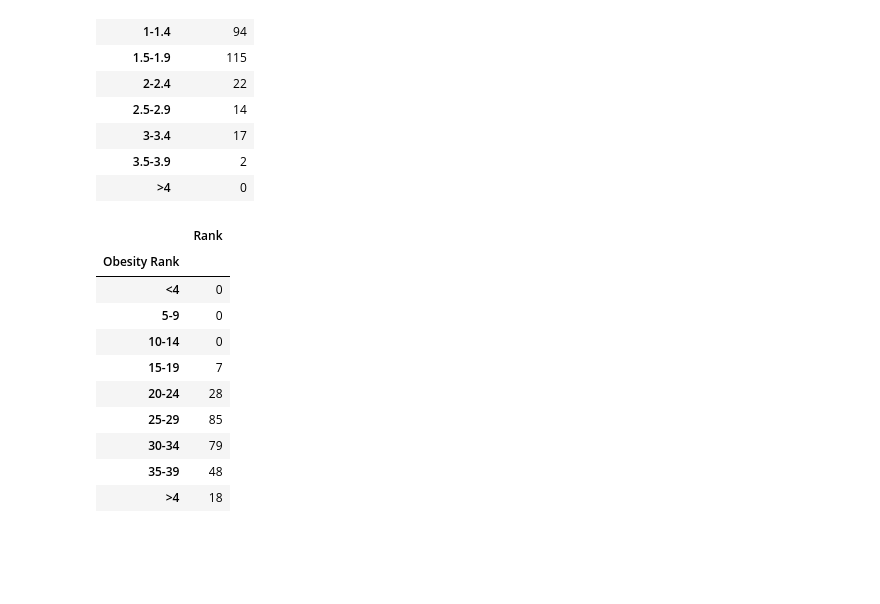
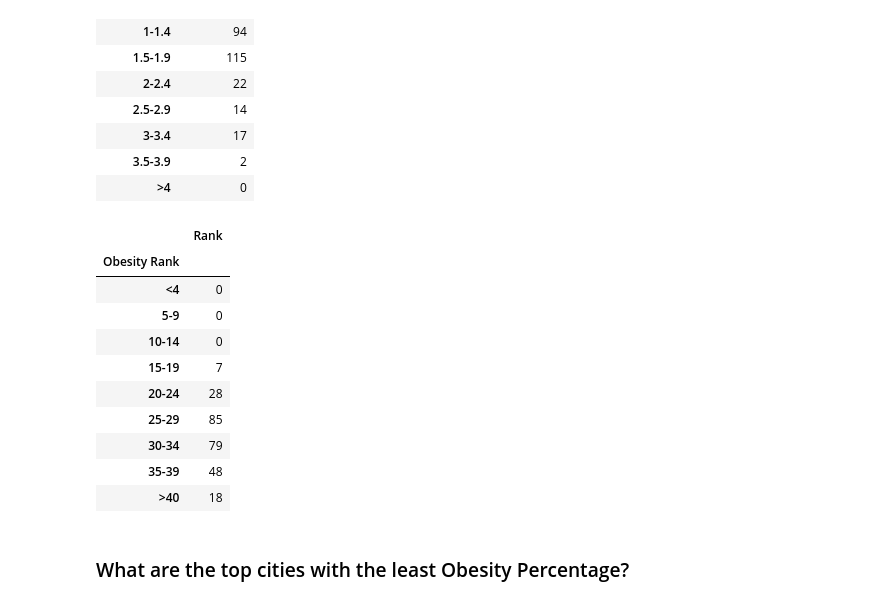
Before and after one commit to shouaschang/Projects, a Jupyter notebook: Project_1/Project.ipynb, the cells around one changed output. Saved outputs shown, nothing was run; the diff lists cells and outputs as text; code cells hidden in the pictures; blank space fills up the shorter version.

```diff
--- a/Project_1/Project.ipynb
+++ b/Project_1/Project.ipynb
@@ -105,8 +87,9 @@ obesity_data.head()
 | 4 | 2016 | CA | California | San Francisco | City | BRFSS | Unhealthy Behaviors | 667000 | Obesity among adults aged >=18 Years | ... |
 5 rows × 24 columns
 # %%
-#renaming column to better fit with bike data
-obesity_data_rn = obesity_data.rename(columns={"StateDesc":"State", "CityName": "City Name", "Data_Value":"Obesity Rank", "PopulationCount" : "Population"})
+# Re-naming column to align with Bike Friendly dataset.
+obesity_data_rn = obesity_data.rename(columns={"StateDesc":"State", "CityName":"City Name",
+                                               "Data_Value":"Obesity Rank", "PopulationCount":"Population"})
 
 obesity_data_rn.head()
 # %% [output]
@@ -266,34 +242,36 @@ See the caveats in the documentation: http://pandas.pydata.org/pandas-docs/stabl
 # %%
 #plt.bar(bike_analysis_df['Total Points'], bike_analysis_df['City_Count'])
 # %%
-# binning of chart of obesity rank distribution
+# Binning of chart of obesity rank distribution
 bins_obesity = [0, 4, 9, 14, 19, 24, 29, 34, 39, 100]
-bins_obesity_name = ['<4', '5-9', '10-14', '15-19', '20-24','25-29','30-34', '35-39', '>4']
+bins_obesity_name = ['<4', '5-9', '10-14', '15-19', '20-24','25-29','30-34', '35-39', '>40']
 
-#reset index from previous binning
+# Reset index from previous binning
 data_table_to_use = data_table_to_use.reset_index(drop=True)
 
-#group by total points and count by how many cities have total point in each bin
+# Group by total points and count by how many cities have total point in each bin
 data_table_to_use['Obesity Rank'] = pd.cut(data_table_to_use["Obesity Rank"], bins_obesity, labels=bins_obesity_name)
 
-#sort by obesity rank and then count how many cities are in each bin
+# sort by obesity rank and then count how many cities are in each bin
 bin_group_obesity = data_table_to_use.groupby('Obesity Rank')
 count_cat = bin_group_obesity['Obesity Rank'].count()
 
-#create new df to showcase data
+# Create new df to showcase data
 obesity_analysis_df = pd.DataFrame(count_cat)
 obesity_analysis_df
 
 obesity_analysis_df.rename(columns={"Obesity Rank":"Rank"})
 # %% [output]
 |  | Rank |
 | Obesity Rank |  |
 | <4 | 0 |
 | 5-9 | 0 |
 | 10-14 | 0 |
 | 15-19 | 7 |
 | 20-24 | 28 |
 | 25-29 | 85 |
 | 30-34 | 79 |
 | 35-39 | 48 |
-| >4 | 18 |
+| >40 | 18 |
+# %% [markdown]
+### What are the top cities with the least Obesity Percentage?
```
Also changed, not shown: parts of 25 cells of this notebook.
